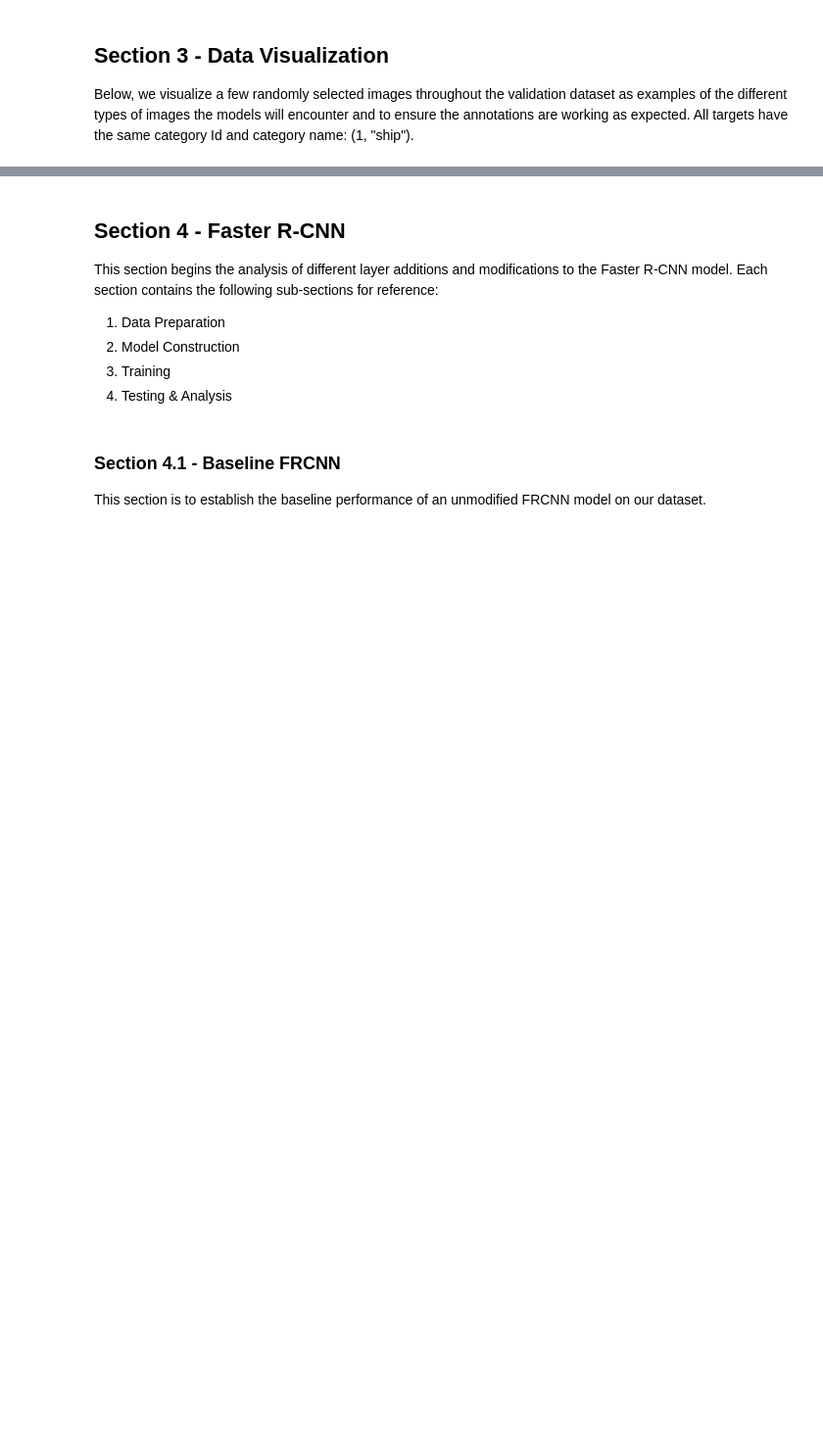
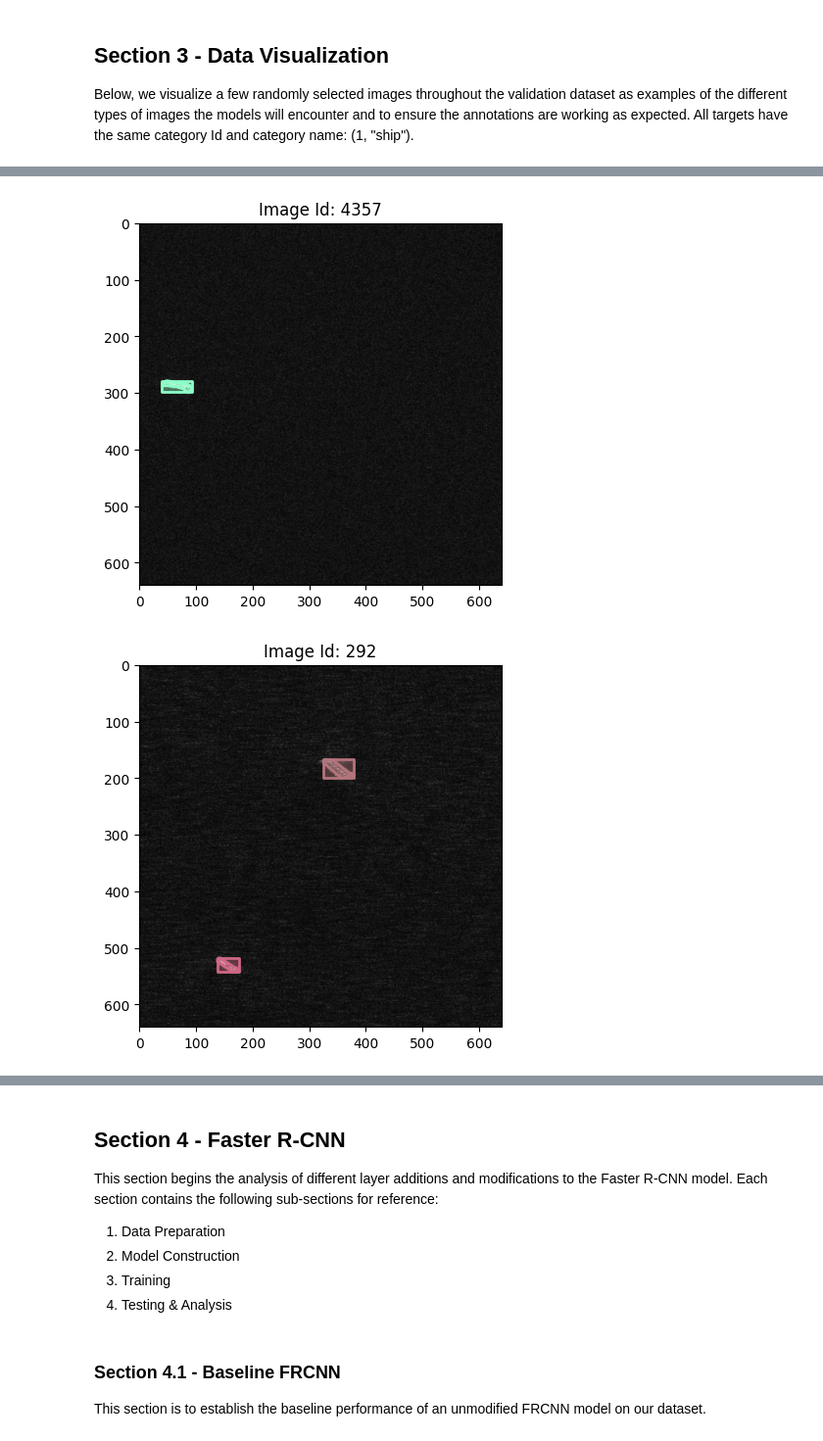
Before and after one commit to jag1799/SeaSARR, a Jupyter notebook: src/frcnn.ipynb, the cells around one changed output, grey strips where cells are left out. Shown at 98% size. Drawn from its saved outputs; the diff is of its cells as text; code cells hidden in the pictures; blank space fills up the shorter version.

```diff
--- a/src/frcnn.ipynb
+++ b/src/frcnn.ipynb
@@ -76,4 +91,8 @@ train_data = SeaSarFRCNN(train_images, train_annotations, tester_transforms)
 # %%
 # Display 3 randomly selected images throughout the validation dataset with their annotations.
 for i in range(3):
-    train_data.show_random_image()
+    train_data._random_image()
+    plt.show()
+# %% [output]
+[figure, added]
+[figure, added]
```
Also changed, not shown: parts of 17 cells of this notebook, 3 other files.
